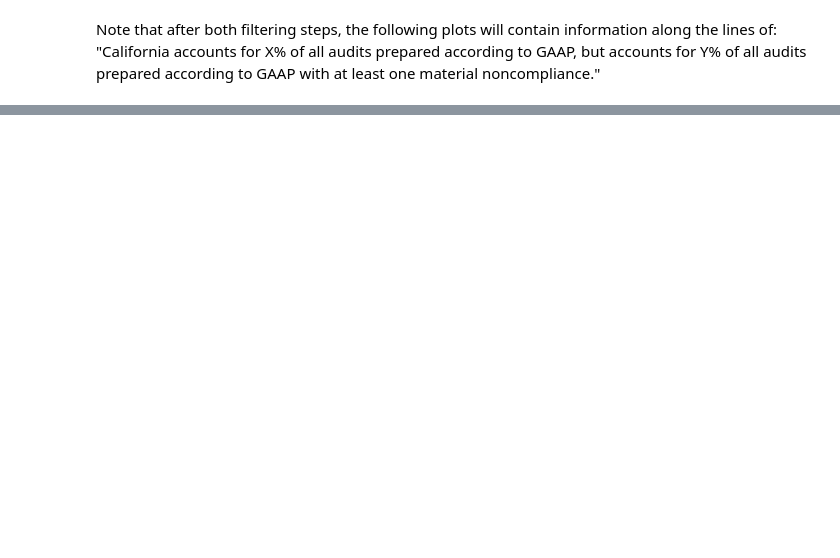
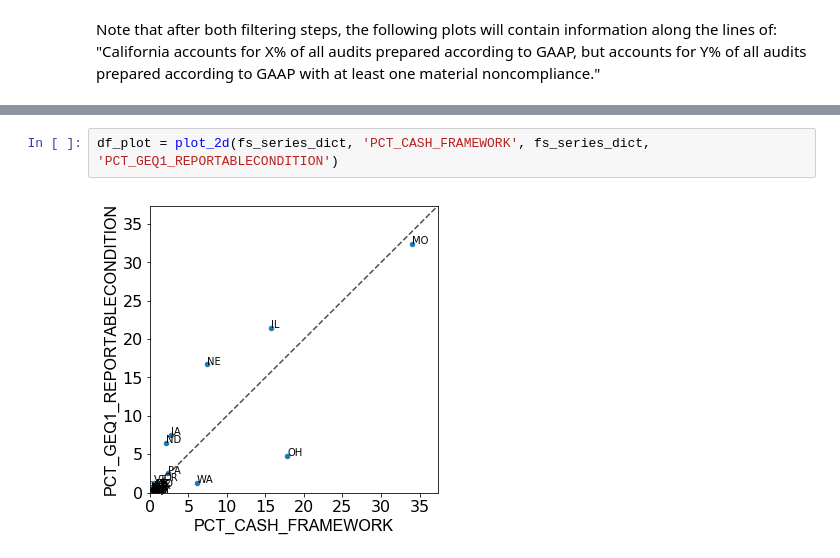
Before and after one commit to ihwang/fac, a Jupyter notebook: general_trends_states.ipynb, the cells around one changed output, grey strips where cells are left out. Cells and saved outputs as stored; diff of their text form; blank space fills up the shorter version.

```diff
--- a/general_trends_states.ipynb
+++ b/general_trends_states.ipynb
@@ -205,0 +188,4 @@ df_financial[df_financial['STATE'] == state]['TOTFEDEXPEND_ADJUSTED'].sum()
+# %%
+df_plot = plot_2d(fs_series_dict, 'PCT_CASH_FRAMEWORK', fs_series_dict, 'PCT_GEQ1_REPORTABLECONDITION')
+# %% [output]
+[figure, added]
```
Also changed, not shown: parts of 15 cells of this notebook.
